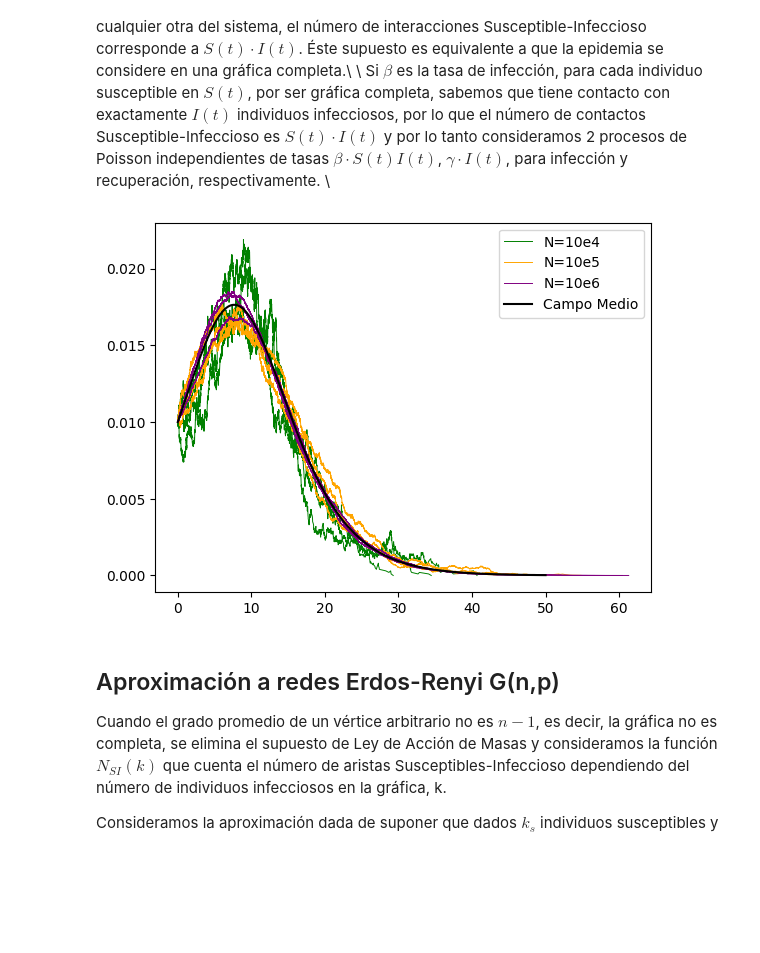
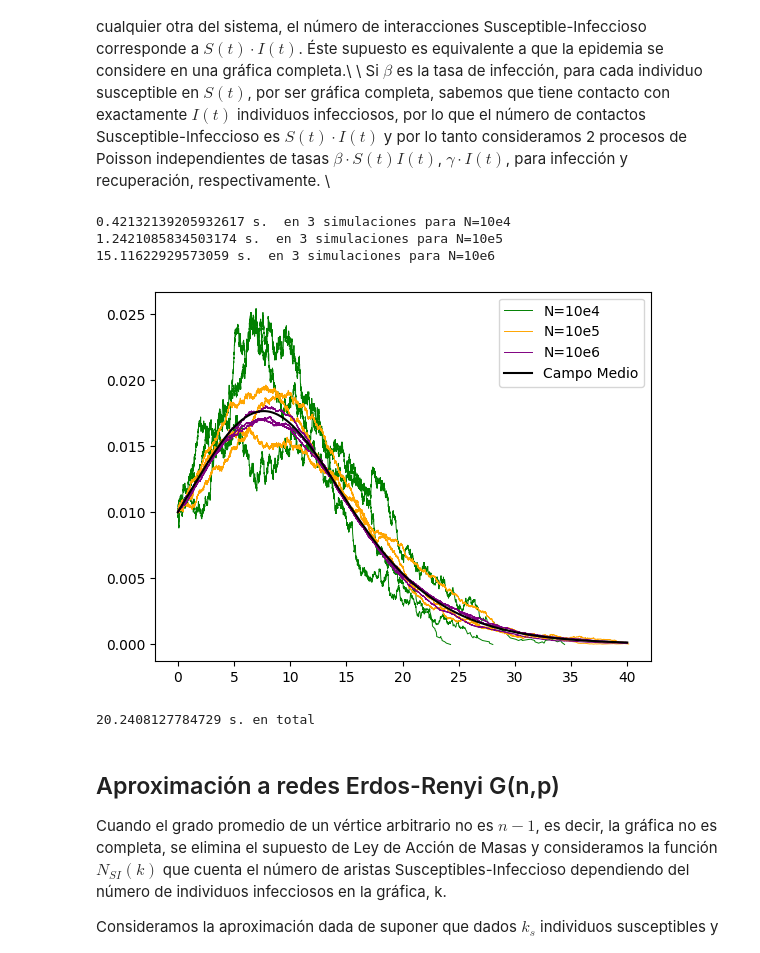
Before and after one commit to JairEsc/Mat_Apl_2, a Jupyter notebook: Gillespie_redes_markoviano.ipynb, the cells around one changed output. Drawn from its saved outputs; the diff is of its cells as text; code cells hidden in the pictures; blank space fills up the shorter version.

```diff
--- a/Gillespie_redes_markoviano.ipynb
+++ b/Gillespie_redes_markoviano.ipynb
@@ -35,7 +36,10 @@ def Gillespie_Markov_Chain_MA(N,S_0,I_0,R_0,beta,gamma,T=np.inf):
   return pd.DataFrame(H,columns=['time','S(t)','I(t)'])
 # %%
 ## Ejemplo
+start_0=time.time()
+np.random.seed(0)
 for power in [4,5,6]:
+  start_1=time.time()
   beta=1.15
   gamma=1
   N=10**power
@@ -46,40 +50,47 @@ for power in [4,5,6]:
   colores=['green','orange','purple']
   for iter in range(3):
     if(iter==0):
-      H=Gillespie_Markov_Chain_MA(N,S_0,I_0,R_0,beta,gamma,T=np.inf)
+      H=Gillespie_Markov_Chain_MA(N,S_0,I_0,R_0,beta,gamma,T=40)
       plt.plot(H['time'],H['I(t)']/N,colores[int(power-4)],linewidth=0.7,label='N=10e'+str(power))
     else:
-      H=Gillespie_Markov_Chain_MA(N,S_0,I_0,R_0,beta,gamma,T=np.inf)
+      H=Gillespie_Markov_Chain_MA(N,S_0,I_0,R_0,beta,gamma,T=40)
       plt.plot(H['time'],H['I(t)']/N,colores[int(power-4)],linewidth=0.7)
+  print(time.time()-start_1, "s.  en 3 simulaciones para N=10e"+str(power))
 #----------------------------------Campo Medio
 from scipy.integrate import odeint
 import scipy.integrate as spi
 def ode_SIR(INP,t,ps): #Codigo hurtado del dropbox.
     try:
         beta = ps['beta'].value
         gamma = ps['gamma'].value
         N = ps['N'].value
     except:
         beta,gamma,N = ps
     Y = np.zeros((3))
     V = INP
     Y[0] = - beta * V[0] * V[1] /N
     Y[1] = beta * V[0] * V[1]/N - gamma * V[1]
     Y[2] = gamma * V[1]
     return Y
 def g(t,INP,ps):
     SOL = spi.odeint(ode_SIR,INPUT,t_range,args=(ps,))
     return SOL[:,1]
 
 INPUT = (S_0, I_0, 0.0)
-t_start = 0.0; t_end = 50; t_inc = .01
+t_start = 0.0; t_end = 40; t_inc = .01
 t_range = np.arange(t_start, t_end+t_inc, t_inc)
 plt.plot(t_range,g(t_range,INPUT,[beta,gamma,N])/N, 'k',label='Campo Medio')
 #----------------------------------
 plt.legend()
+plt.savefig('markoviano_convergencia.png',dpi=300)
 plt.show()
+print(time.time()-start_0, 's. en total')
 # %% [output]
+0.42132139205932617 s.  en 3 simulaciones para N=10e4
+1.2421085834503174 s.  en 3 simulaciones para N=10e5
+15.11622929573059 s.  en 3 simulaciones para N=10e6
-[figure, old version]
+[figure, new version]
+20.2408127784729 s. en total
 # %% [markdown]
 ## Aproximación a redes Erdos-Renyi G(n,p)
 
```
Also changed, not shown: parts of 3 cells of this notebook.
